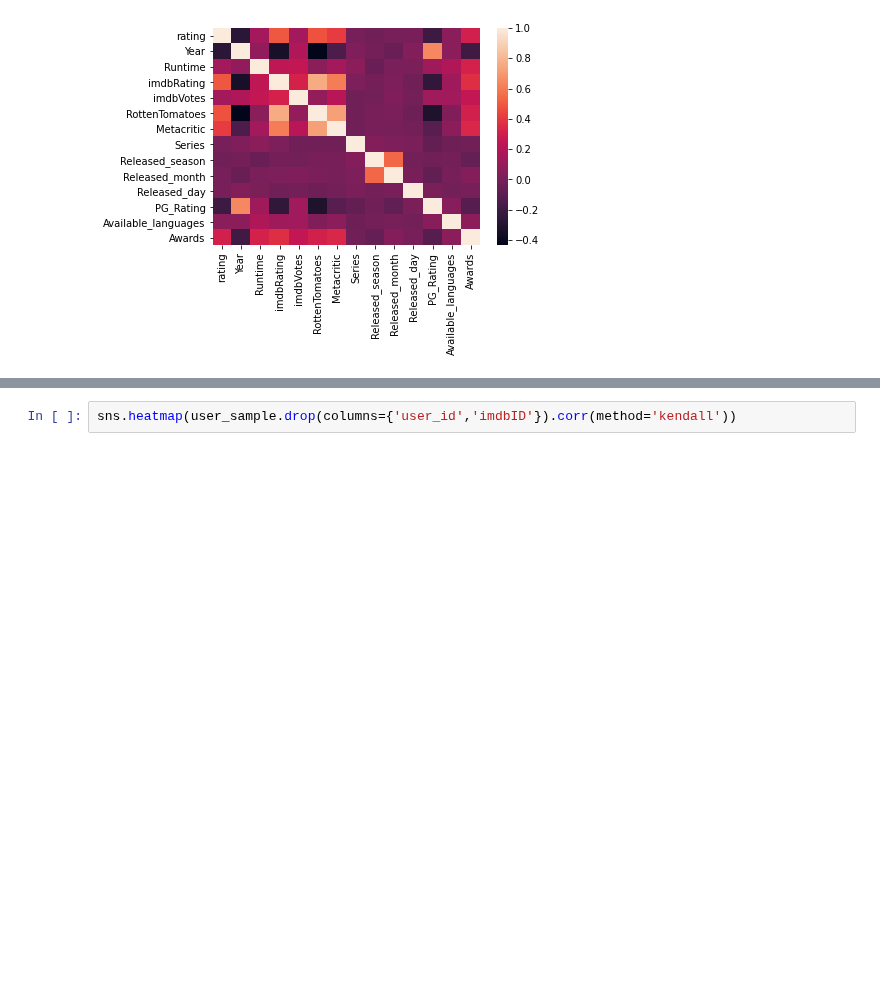
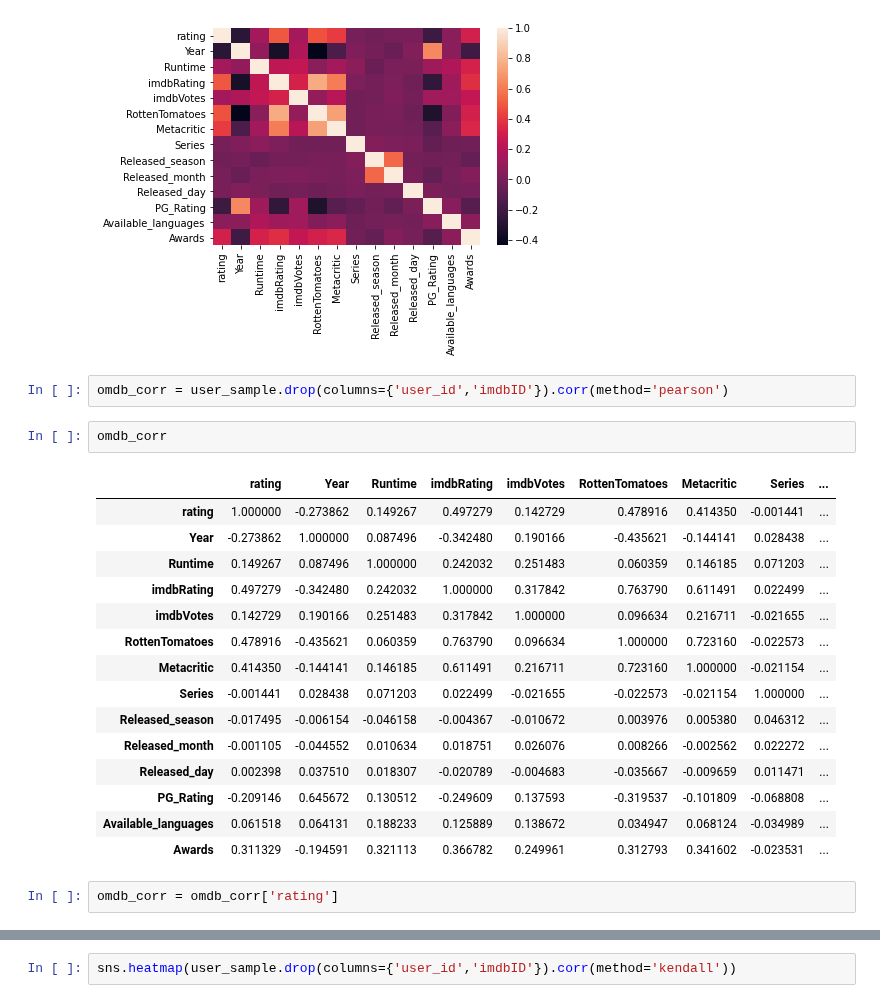
Before and after one commit to yuayixio/MovieRatingPredictor, a Jupyter notebook: notebooks/ContentbasedFiltering/FeatureAnalysisForkNN.ipynb, the cells around one changed output, grey strips where cells are left out. Cells and saved outputs as stored; diff of their text form; blank space fills up the shorter version.

```diff
--- a/notebooks/ContentbasedFiltering/FeatureAnalysisForkNN.ipynb
+++ b/notebooks/ContentbasedFiltering/FeatureAnalysisForkNN.ipynb
@@ -221,3 +221,25 @@ sns.heatmap(user_sample.drop(columns={'user_id','imdbID'}).corr(method='pearson'
 # %% [output]
 <matplotlib.axes._subplots.AxesSubplot at 0x...>
 [figure]
+# %%
+omdb_corr = user_sample.drop(columns={'user_id','imdbID'}).corr(method='pearson')
+# %%
+omdb_corr
+# %% [output]
+|  | rating | Year | Runtime | imdbRating | imdbVotes | RottenTomatoes | Metacritic | Series | ... |
+| rating | 1.000000 | -0.273862 | 0.149267 | 0.497279 | 0.142729 | 0.478916 | 0.414350 | -0.001441 | ... |
+| Year | -0.273862 | 1.000000 | 0.087496 | -0.342480 | 0.190166 | -0.435621 | -0.144141 | 0.028438 | ... |
+| Runtime | 0.149267 | 0.087496 | 1.000000 | 0.242032 | 0.251483 | 0.060359 | 0.146185 | 0.071203 | ... |
+| imdbRating | 0.497279 | -0.342480 | 0.242032 | 1.000000 | 0.317842 | 0.763790 | 0.611491 | 0.022499 | ... |
+| imdbVotes | 0.142729 | 0.190166 | 0.251483 | 0.317842 | 1.000000 | 0.096634 | 0.216711 | -0.021655 | ... |
+| RottenTomatoes | 0.478916 | -0.435621 | 0.060359 | 0.763790 | 0.096634 | 1.000000 | 0.723160 | -0.022573 | ... |
+| Metacritic | 0.414350 | -0.144141 | 0.146185 | 0.611491 | 0.216711 | 0.723160 | 1.000000 | -0.021154 | ... |
+| Series | -0.001441 | 0.028438 | 0.071203 | 0.022499 | -0.021655 | -0.022573 | -0.021154 | 1.000000 | ... |
+| Released_season | -0.017495 | -0.006154 | -0.046158 | -0.004367 | -0.010672 | 0.003976 | 0.005380 | 0.046312 | ... |
+| Released_month | -0.001105 | -0.044552 | 0.010634 | 0.018751 | 0.026076 | 0.008266 | -0.002562 | 0.022272 | ... |
+| Released_day | 0.002398 | 0.037510 | 0.018307 | -0.020789 | -0.004683 | -0.035667 | -0.009659 | 0.011471 | ... |
+| PG_Rating | -0.209146 | 0.645672 | 0.130512 | -0.249609 | 0.137593 | -0.319537 | -0.101809 | -0.068808 | ... |
+| Available_languages | 0.061518 | 0.064131 | 0.188233 | 0.125889 | 0.138672 | 0.034947 | 0.068124 | -0.034989 | ... |
+| Awards | 0.311329 | -0.194591 | 0.321113 | 0.366782 | 0.249961 | 0.312793 | 0.341602 | -0.023531 | ... |
+# %%
+omdb_corr = omdb_corr['rating']
```
Also changed, not shown: parts of 4 cells of this notebook, 1 other file.
